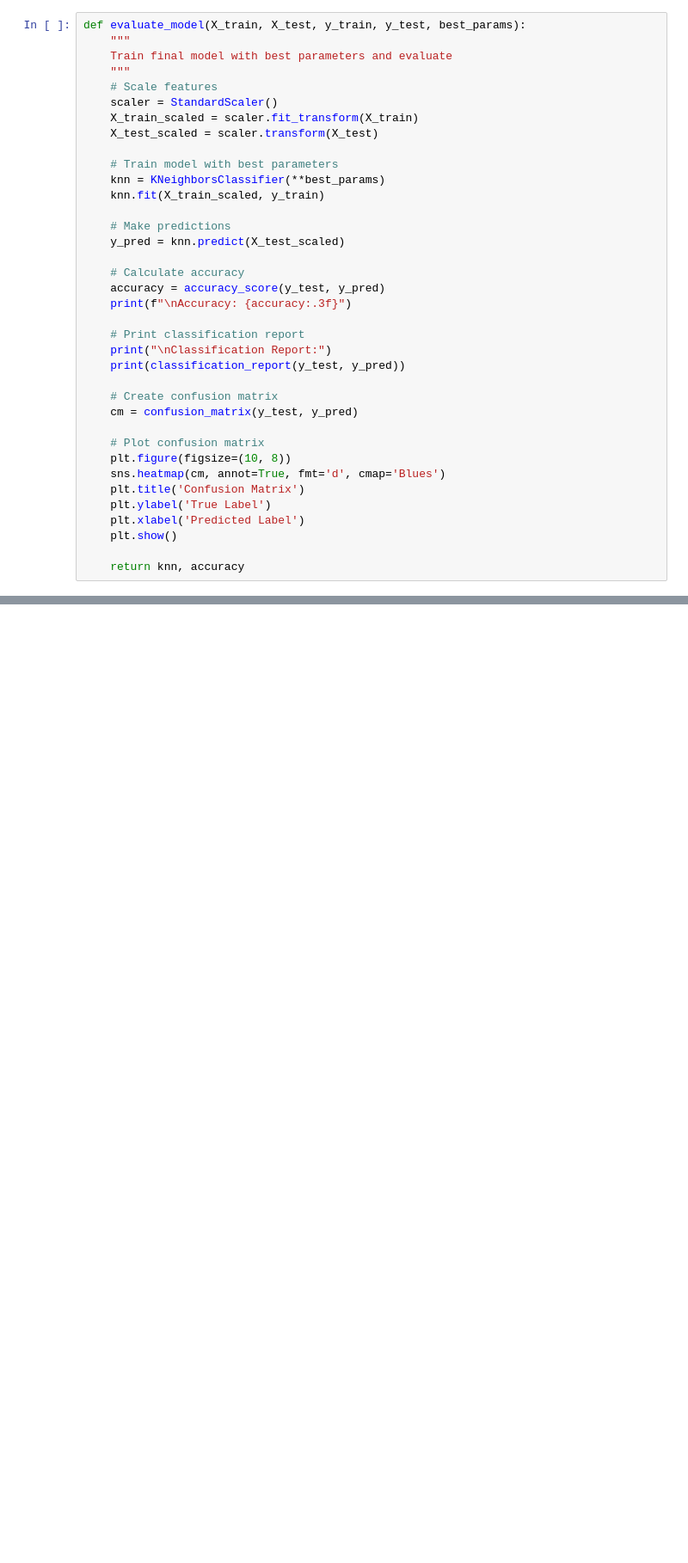
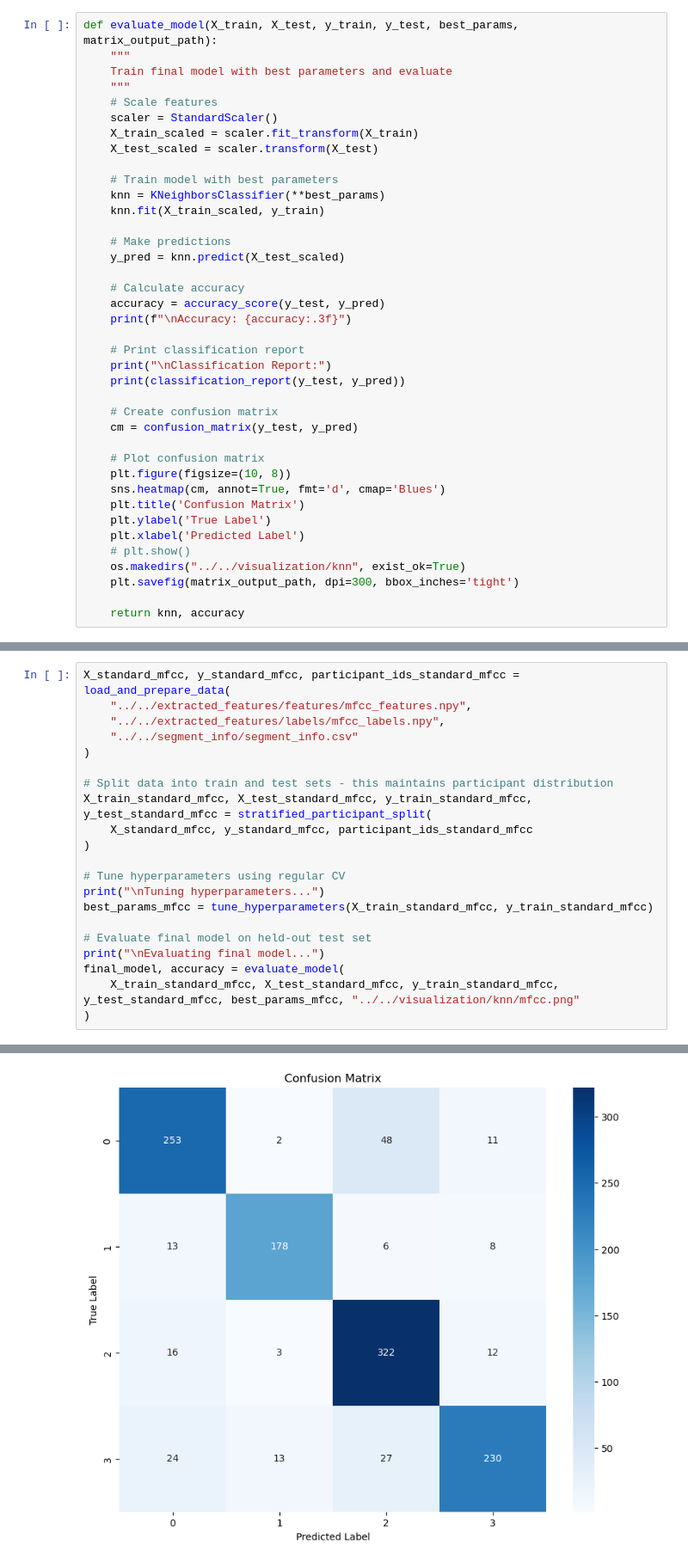
Before and after one commit to arul28/BEATBOX, a Jupyter notebook: projectFiles/code/models/knn.ipynb, the cells around one changed output, grey strips where cells are left out. Shown at 86% size. Cells and saved outputs as stored; diff of their text form; blank space fills up the shorter version.

```diff
--- a/projectFiles/code/models/knn.ipynb
+++ b/projectFiles/code/models/knn.ipynb
@@ -108,7 +167,7 @@ def tune_hyperparameters(X_train, y_train):
 
     return grid_search.best_params_
 # %%
-def evaluate_model(X_train, X_test, y_train, y_test, best_params):
+def evaluate_model(X_train, X_test, y_train, y_test, best_params, matrix_output_path):
     """
     Train final model with best parameters and evaluate
     """
@@ -141,6 +200,8 @@ def evaluate_model(X_train, X_test, y_train, y_test, best_params):
     plt.title('Confusion Matrix')
     plt.ylabel('True Label')
     plt.xlabel('Predicted Label')
-    plt.show()
+    # plt.show()
+    os.makedirs("../../visualization/knn", exist_ok=True)
+    plt.savefig(matrix_output_path, dpi=300, bbox_inches='tight')
 
     return knn, accuracy
@@ -177,0 +210,22 @@ final_model, accuracy = evaluate_model(
+# %%
+X_standard_mfcc, y_standard_mfcc, participant_ids_standard_mfcc = load_and_prepare_data(
+    "../../extracted_features/features/mfcc_features.npy",
+    "../../extracted_features/labels/mfcc_labels.npy",
+    "../../segment_info/segment_info.csv"
+)
+
+# Split data into train and test sets - this maintains participant distribution
+X_train_standard_mfcc, X_test_standard_mfcc, y_train_standard_mfcc, y_test_standard_mfcc = stratified_participant_split(
+    X_standard_mfcc, y_standard_mfcc, participant_ids_standard_mfcc
+)
+
+# Tune hyperparameters using regular CV
+print("\nTuning hyperparameters...")
+best_params_mfcc = tune_hyperparameters(X_train_standard_mfcc, y_train_standard_mfcc)
+
+# Evaluate final model on held-out test set
+print("\nEvaluating final model...")
+final_model, accuracy = evaluate_model(
+    X_train_standard_mfcc, X_test_standard_mfcc, y_train_standard_mfcc, y_test_standard_mfcc, best_params_mfcc, "../../visualization/knn/mfcc.png"
+)
+# %% [output]
@@ -177,0 +249 @@ final_model, accuracy = evaluate_model(
+[figure, added]
```
Also changed, not shown: parts of 11 cells of this notebook.
